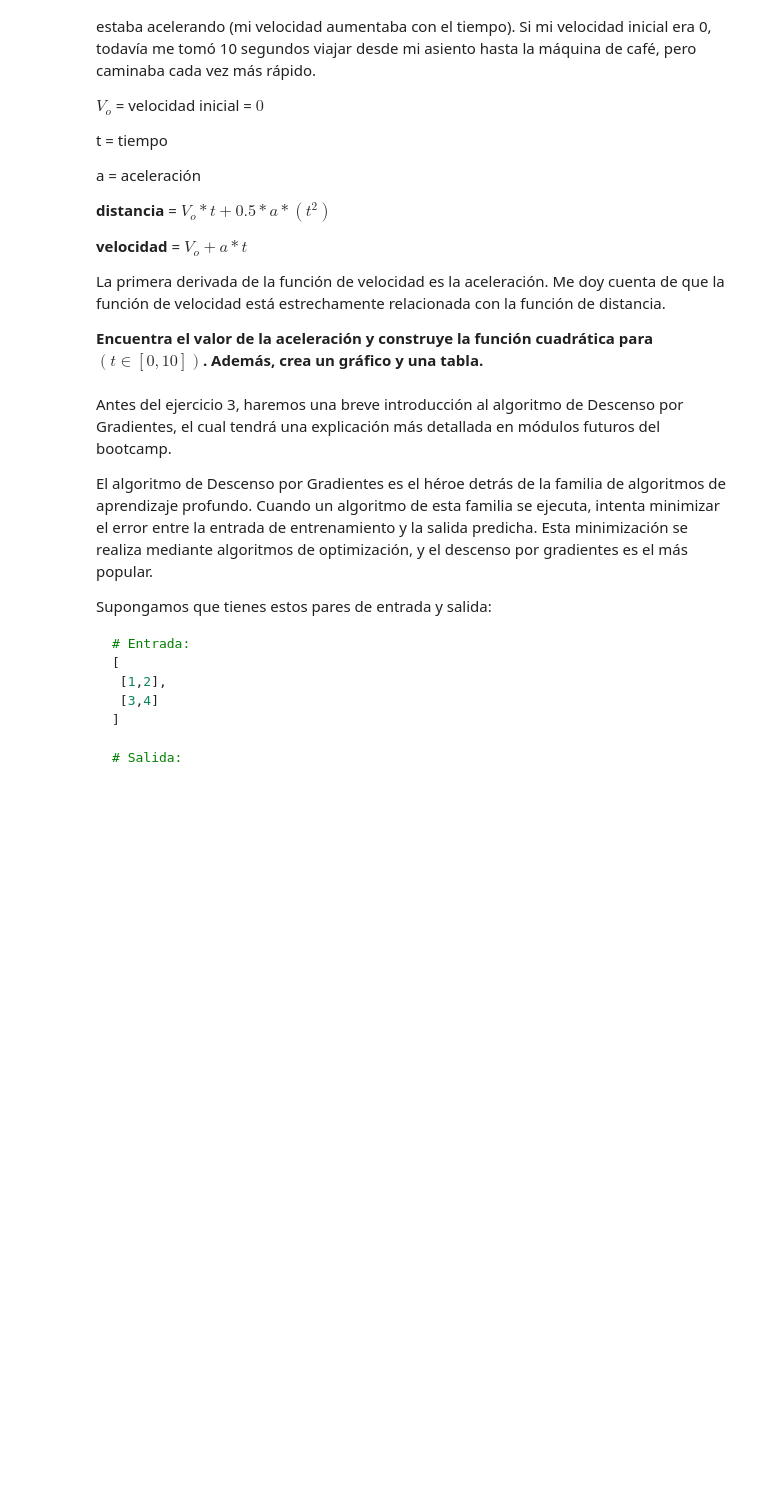
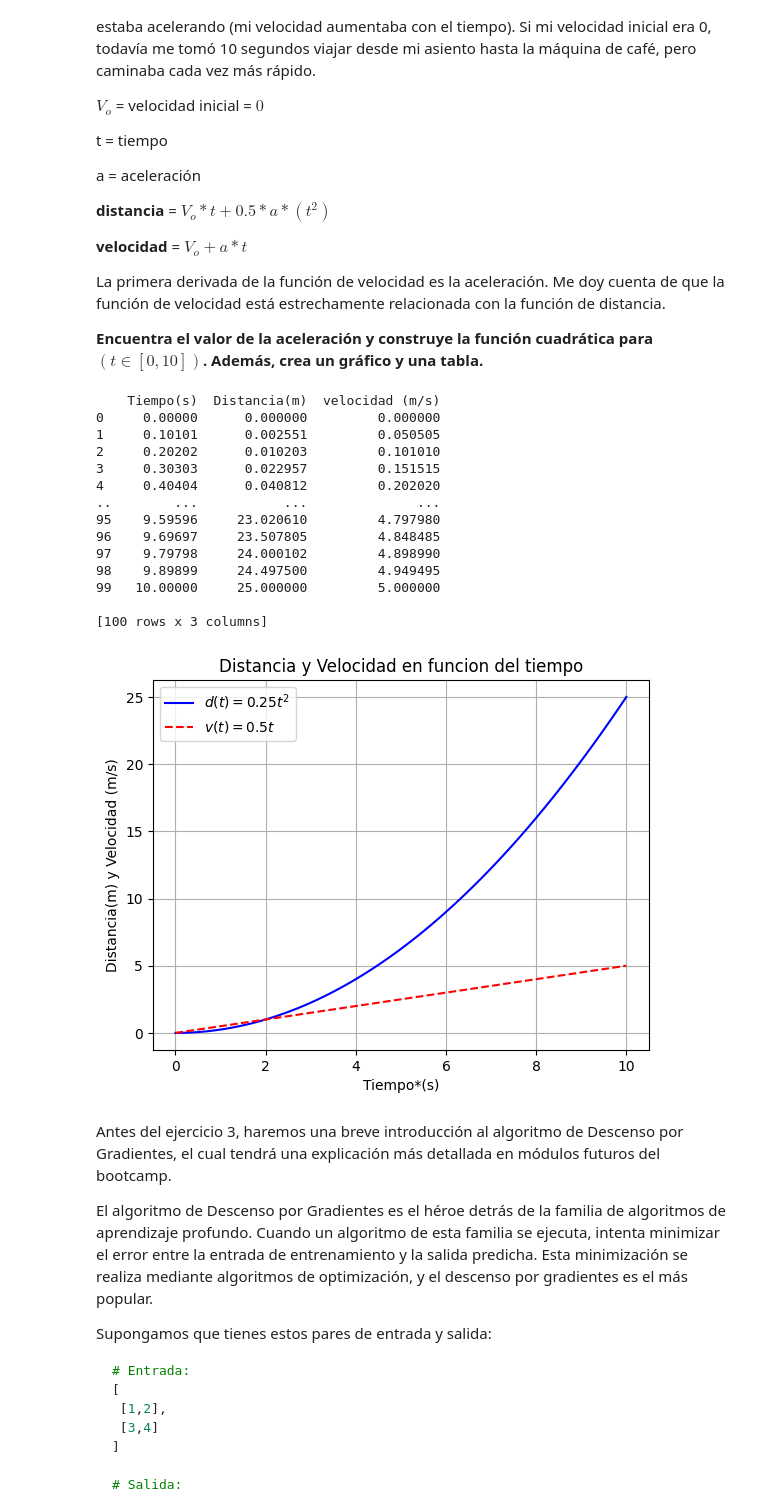
Before and after one commit to ReneRamirez-Test/calculus-and-algebra-problems-with-python, a Jupyter notebook: notebook/problems.es.ipynb, the cells around one changed output. Drawn from its saved outputs; the diff is of its cells as text; code cells hidden in the pictures; blank space fills up the shorter version.

```diff
--- a/notebook/problems.es.ipynb
+++ b/notebook/problems.es.ipynb
@@ -81,6 +95,45 @@ La primera derivada de la función de velocidad es la aceleración. Me doy cuent
 **Encuentra el valor de la aceleración y construye la función cuadrática para  $(t ∈ [0,10])$. Además, crea un gráfico y una tabla.**
 # %%
 # Define y grafica la función cuadrática
+import pandas as pd
+import numpy as np
+import matplotlib.pyplot as plt
+
+a=0.5
+t= np.linspace(0,10,100)
+
+distancia=0.5*a*t**2
+velocidad=a*t
+
+df=pd.DataFrame({'Tiempo(s)': t,'Distancia(m)':distancia,'velocidad (m/s)':velocidad})
+print(df)
+
+plt.plot(t,distancia,label=r'$d(t)=0.25t^2$',color='b')
+
+plt.plot(t,velocidad,label=r'$v(t)=0.5t$',color='r',linestyle='--')
+
+plt.xlabel('Tiempo*(s)')
+plt.ylabel('Distancia(m) y Velocidad (m/s)')
+plt.title('Distancia y Velocidad en funcion del tiempo')
+plt.legend()
+plt.grid(True)
+plt.show()
+# %% [output]
+    Tiempo(s)  Distancia(m)  velocidad (m/s)
+0     0.00000      0.000000         0.000000
+1     0.10101      0.002551         0.050505
+2     0.20202      0.010203         0.101010
+3     0.30303      0.022957         0.151515
+4     0.40404      0.040812         0.202020
+..        ...           ...              ...
+95    9.59596     23.020610         4.797980
+96    9.69697     23.507805         4.848485
+97    9.79798     24.000102         4.898990
+98    9.89899     24.497500         4.949495
+99   10.00000     25.000000         5.000000
+
+[100 rows x 3 columns]
+[figure, added]
 # %%
 # Crea un DataFrame
 # %% [markdown]
```
Also changed, not shown: parts of 11 cells of this notebook.
